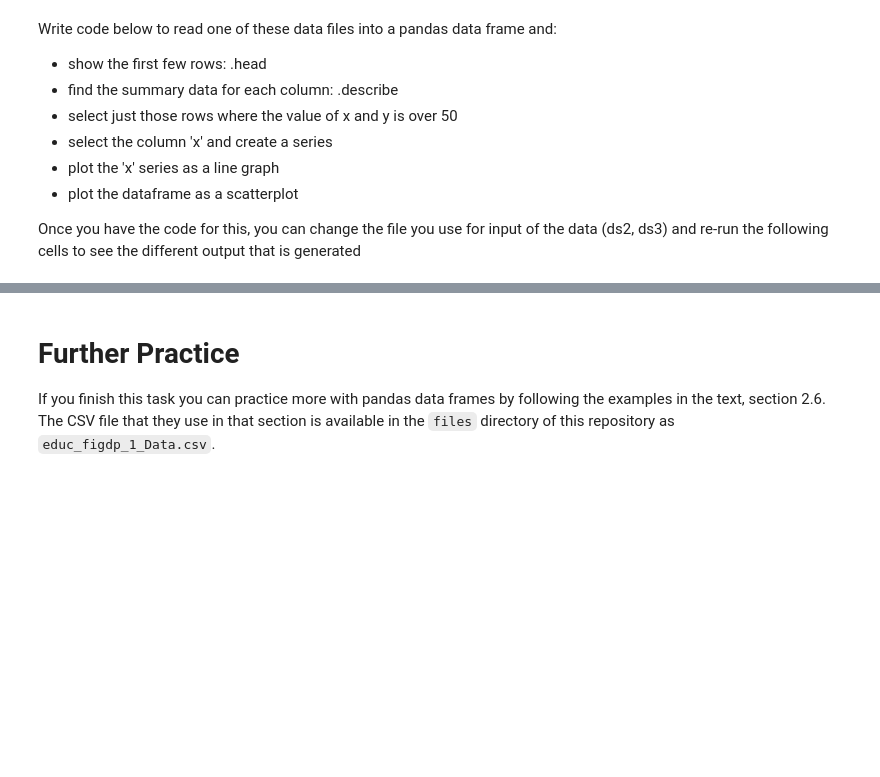
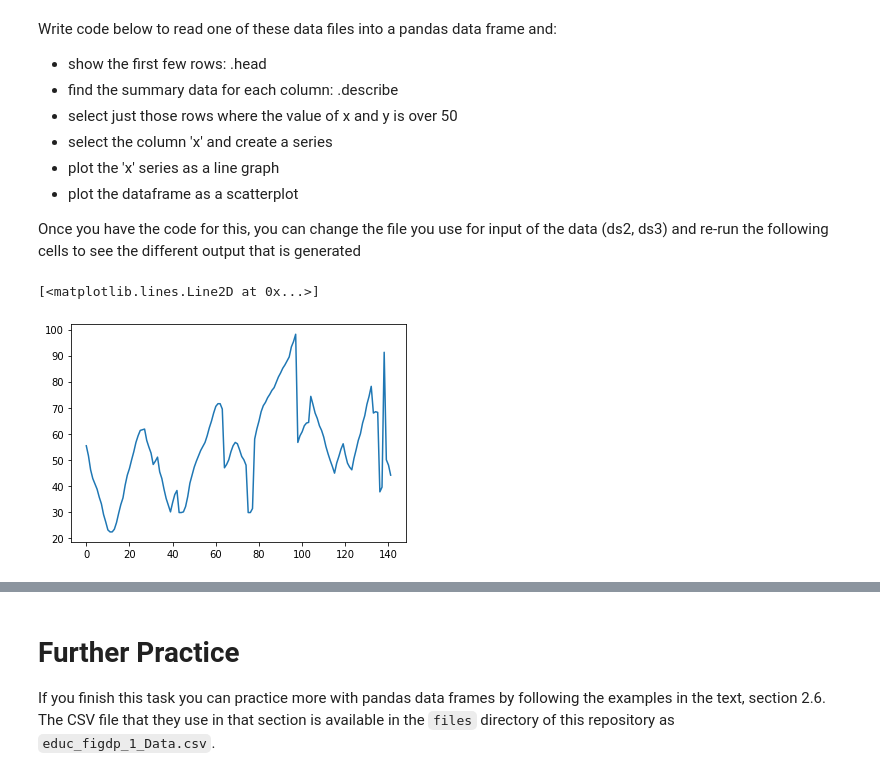
Before and after one commit to reubenbf/comp6200-workshop, a Jupyter notebook: COMP6200_Week_2.ipynb, the cells around one changed output, grey strips where cells are left out. Drawn from its saved outputs; the diff is of its cells as text; code cells hidden in the pictures; blank space fills up the shorter version.

```diff
--- a/COMP6200_Week_2.ipynb
+++ b/COMP6200_Week_2.ipynb
@@ -111,6 +126,6 @@ import numpy as np
 import matplotlib.pyplot as plt
 %matplotlib inline
 
-ds1 = 'files/ds1.csv'
-ds2 = 'files/ds2.csv'
-ds3 = 'files/ds3.csv'
+ds1 = 'data/ds1.csv'
+ds2 = 'data/ds2.csv'
+ds3 = 'data/ds3.csv'
@@ -128,0 +145,2 @@ Once you have the code for this, you can change the file you use for input of th
+# %%
+df_1 = pd.read_csv(ds1)
@@ -128,0 +153,7 @@ Once you have the code for this, you can change the file you use for input of th
+# %%
+ser_x = pd.Series(df_1.x)
+# %%
+plt.plot(ser_x)
+# %% [output]
+[<matplotlib.lines.Line2D at 0x...>]
+[figure, added]
```
Also changed, not shown: parts of 12 cells of this notebook.
